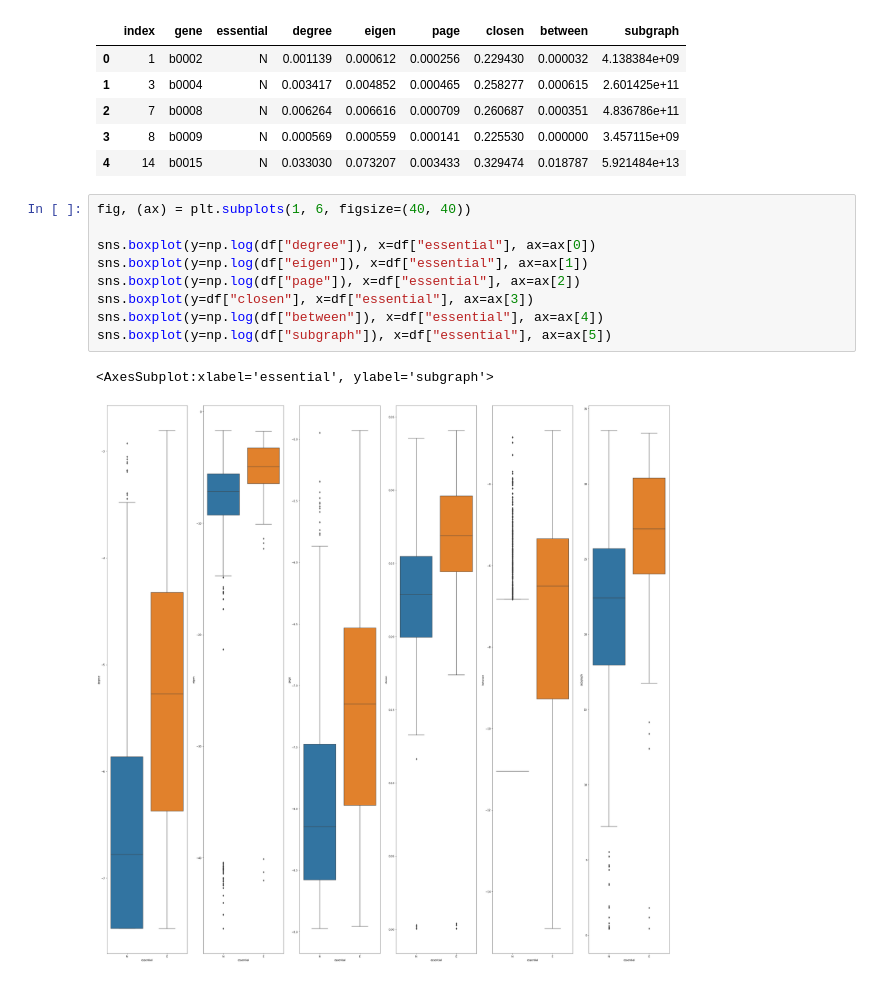
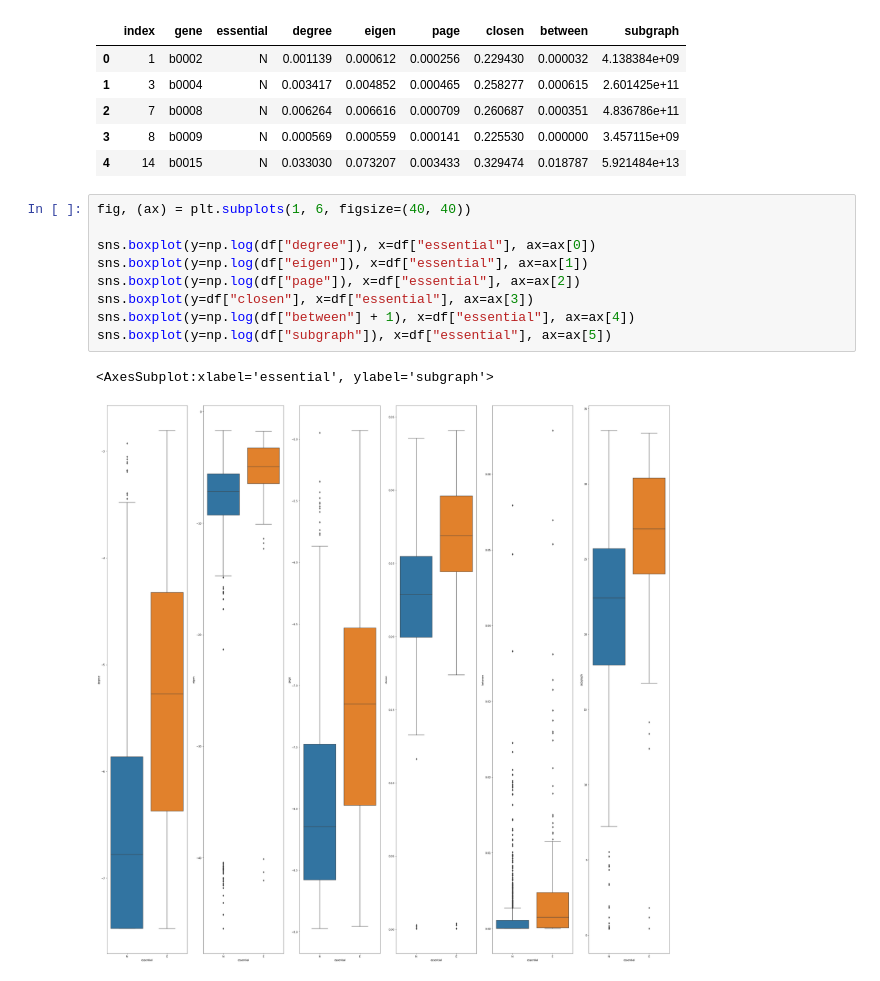
Before and after one commit to monofo/network-analysis-in-biology_python, a Jupyter notebook: centrality_analysis/centrality_analysis.ipynb, the cells around one changed output. Drawn from its saved outputs; the diff is of its cells as text.

```diff
--- a/centrality_analysis/centrality_analysis.ipynb
+++ b/centrality_analysis/centrality_analysis.ipynb
@@ -45,12 +45,12 @@ df.head()
 # %%
 fig, (ax) = plt.subplots(1, 6, figsize=(40, 40))
 
 sns.boxplot(y=np.log(df["degree"]), x=df["essential"], ax=ax[0])
 sns.boxplot(y=np.log(df["eigen"]), x=df["essential"], ax=ax[1])
 sns.boxplot(y=np.log(df["page"]), x=df["essential"], ax=ax[2])
 sns.boxplot(y=df["closen"], x=df["essential"], ax=ax[3])
-sns.boxplot(y=np.log(df["between"]), x=df["essential"], ax=ax[4])
+sns.boxplot(y=np.log(df["between"] + 1), x=df["essential"], ax=ax[4])
 sns.boxplot(y=np.log(df["subgraph"]), x=df["essential"], ax=ax[5])
 # %% [output]
 <AxesSubplot:xlabel='essential', ylabel='subgraph'>
-[figure, old version]
+[figure, new version]
```
